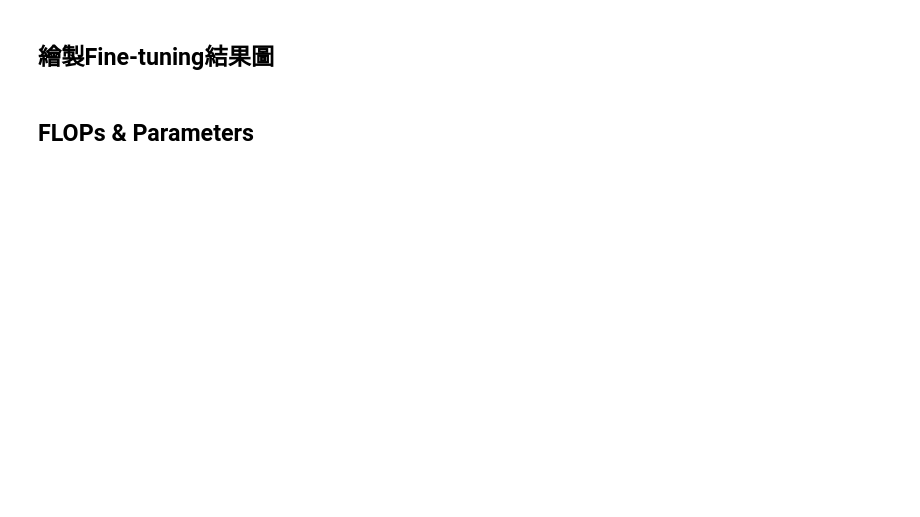
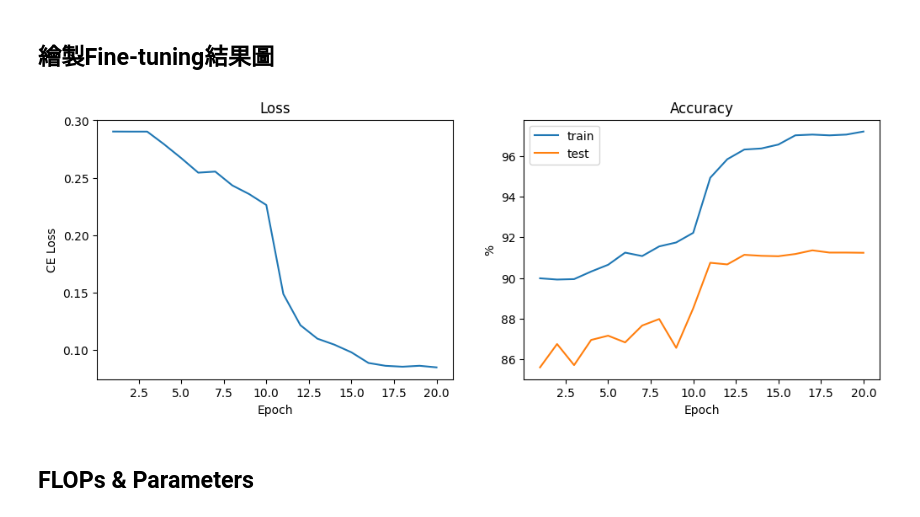
Before and after one commit to thisiselijah/EAI, a Jupyter notebook: lab-2/train_prune_model.ipynb, the cells around one changed output. Saved outputs shown, nothing was run; the diff lists cells and outputs as text; code cells hidden in the pictures; blank space fills up the shorter version.

```diff
--- a/lab-2/train_prune_model.ipynb
+++ b/lab-2/train_prune_model.ipynb
@@ -136,8 +142,8 @@ def train(epoch):
         loss.backward()
         optimizer.step()
 
-        pred           = output.data.max(1, keepdim=True)[1]
-        train_loss    += loss.item() * data.size(0)
+        pred = output.data.max(1, keepdim=True)[1]
+        train_loss += loss.item() * data.size(0)
         train_correct += pred.eq(target.data.view_as(pred)).cpu().sum().item()
 
         if batch_idx % LOG_INTERVAL == 0:
@@ -146,7 +152,6 @@ def train(epoch):
             )
     history["train_losses"].append(train_loss / len(train_loader.dataset))
     history["train_accuracies"].append(train_correct / len(train_loader.dataset))
-
 
 
 #### 測試函數 ####
@@ -175,7 +180,6 @@ def test():
         )
         return test_correct / float(len(test_loader.dataset))
 
-history["test_accuracies"].append()
 
 best_prec1 = 0.0
 for epoch in range(START_EPOCH, EPOCHS):
@@ -185,6 +189,7 @@ for epoch in range(START_EPOCH, EPOCHS):
             param_group["lr"] *= 0.1
     train(epoch)
     prec1 = test()
+    history["test_accuracies"].append(prec1)
 
     # 儲存模型權重
     if prec1 > best_prec1:
@@ -208,28 +231,34 @@ print("\n TRAIN PRUNED MODEL DONE!")
 # %%
 # 繪製Fine-tuning結果圖
 import matplotlib.pyplot as plt
 import numpy as np
 
-epochs = np.arange(1, len(history["train_losses"])+1)
+epochs = np.arange(1, len(history["train_losses"]) + 1)
 
 fig1, axes = plt.subplots(1, 2, figsize=(12, 4))
 
 axes[0].plot(epochs, history["train_losses"])
-axes[1].plot(epochs, history["train_accuracies"], label='train')
-axes[1].plot(epochs, history["test_accuracies"], label='test')
+axes[1].plot(
+    epochs, np.multiply(np.array(history["train_accuracies"]), 100), label="train"
+)
+axes[1].plot(
+    epochs, np.multiply(np.array(history["test_accuracies"]), 100), label="test"
+)
 
 # plot config
-axes[0].set_title('Loss')
-axes[0].set_xlabel('Epoch')
-axes[0].set_ylabel('CE Loss')
+axes[0].set_title("Loss")
+axes[0].set_xlabel("Epoch")
+axes[0].set_ylabel("CE Loss")
 
-axes[1].set_title('Accuracy')
-axes[1].set_xlabel('Epoch')
-axes[1].set_ylabel('%')
+axes[1].set_title("Accuracy")
+axes[1].set_xlabel("Epoch")
+axes[1].set_ylabel("%")
 axes[1].legend()
 
-plt.savefig("train_prune_model.png", dpi=150, bbox_inches='tight')
+plt.savefig("train_prune_model.png", dpi=150, bbox_inches="tight")
 plt.show()
+# %% [output]
+[figure, added]
 # %% [markdown]
 ## FLOPs & Parameters
 # %%
```
Also changed, not shown: parts of 7 cells of this notebook.
